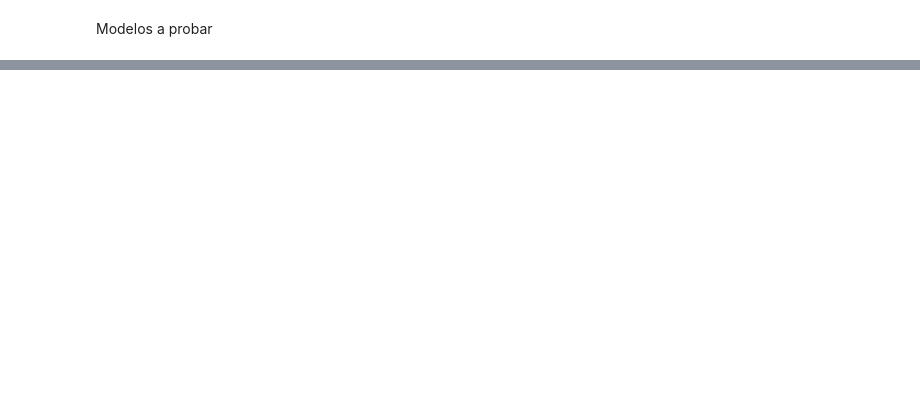
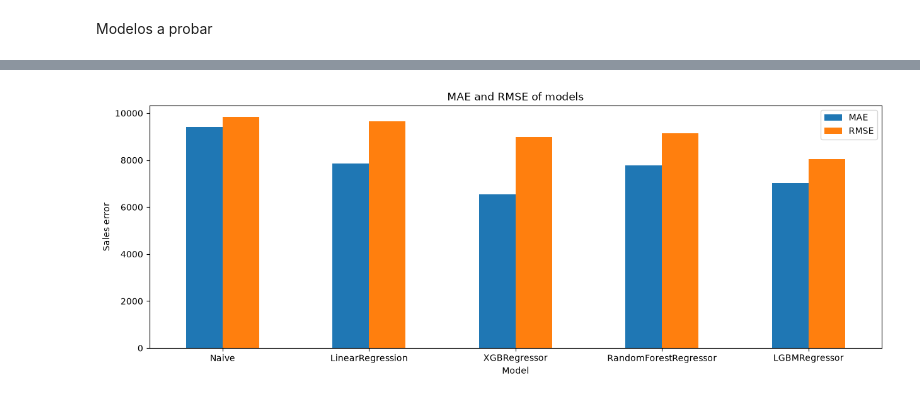
Before and after one commit to charligram/1_analisis_ventas, a Jupyter notebook: notebooks/03_modeling.ipynb, the cells around one changed output, grey strips where cells are left out. Saved outputs shown, nothing was run; the diff lists cells and outputs as text; code cells hidden in the pictures; blank space fills up the shorter version.

```diff
--- a/notebooks/03_modeling.ipynb
+++ b/notebooks/03_modeling.ipynb
@@ -95,2 +108,8 @@ models = {
+# %%
+predictions = {}
+
+results = [
+    {'model': 'Naive', 'MAE': naive_mae, 'RMSE': naive_rmse}
+]
 # %%
 for name, model in models.items():
@@ -96,0 +211,18 @@ for name, model in models.items():
+# %%
+results.plot(
+    kind='bar',
+    x='model',
+    y=['MAE', 'RMSE'],
+    figsize=(15, 5)
+)
+
+plt.xlabel('Model')
+plt.ylabel('Sales error')
+
+plt.title('MAE and RMSE of models')
+
+plt.tick_params(rotation=0)
+
+plt.show()
+# %% [output]
+[figure, added]
```
Also changed, not shown: parts of 15 cells of this notebook.
